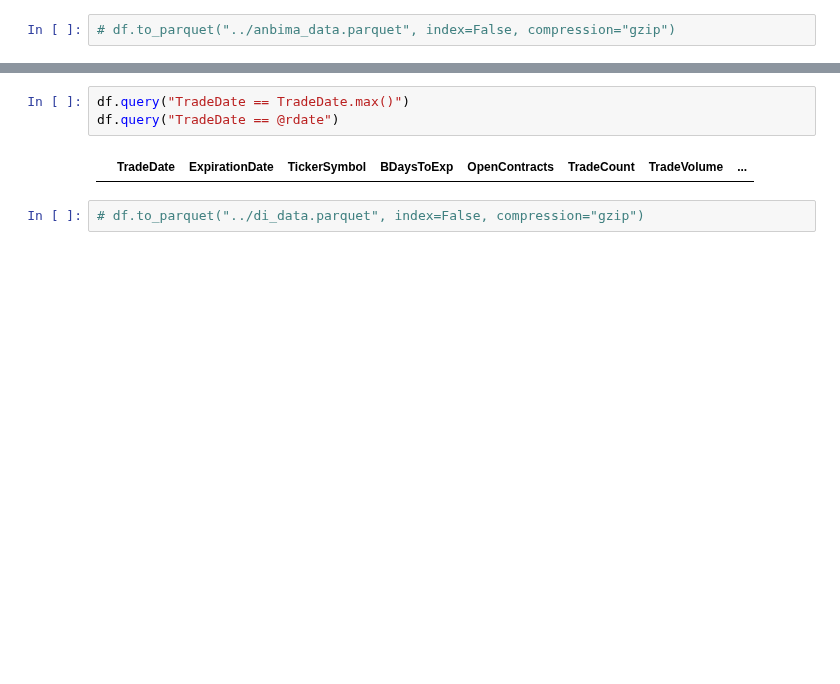
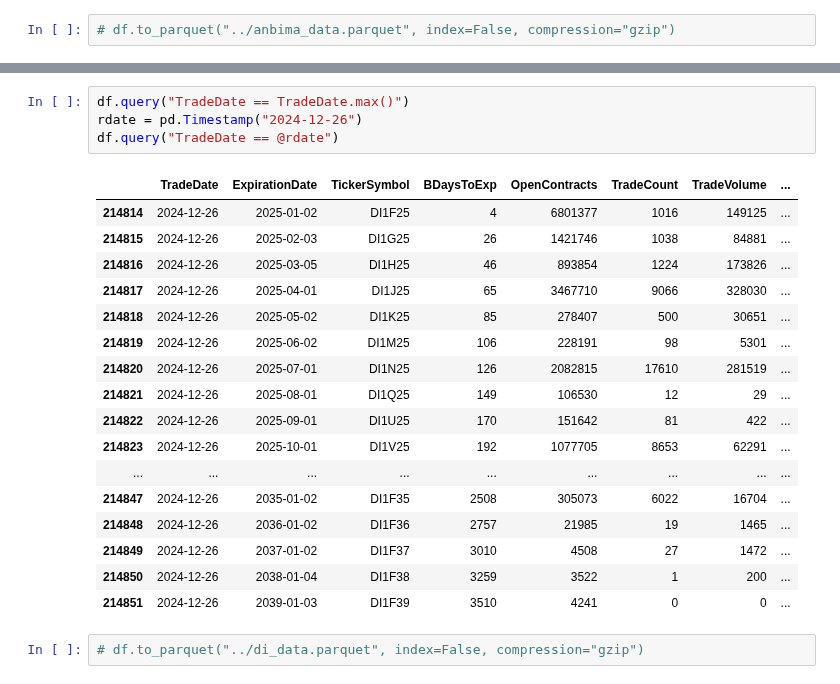
Before and after one commit to crdcj/pyield-data, a Jupyter notebook: notebooks/check_files.ipynb, the cells around one changed output, grey strips where cells are left out. Saved outputs shown, nothing was run; the diff lists cells and outputs as text; blank space fills up the shorter version.

```diff
--- a/notebooks/check_files.ipynb
+++ b/notebooks/check_files.ipynb
@@ -82,7 +95,24 @@ df
 # %%
 df.query("TradeDate == TradeDate.max()")
+rdate = pd.Timestamp("2024-12-26")
 df.query("TradeDate == @rdate")
 # %% [output]
 |  | TradeDate | ExpirationDate | TickerSymbol | BDaysToExp | OpenContracts | TradeCount | TradeVolume | ... |
+| 214814 | 2024-12-26 | 2025-01-02 | DI1F25 | 4 | 6801377 | 1016 | 149125 | ... |
+| 214815 | 2024-12-26 | 2025-02-03 | DI1G25 | 26 | 1421746 | 1038 | 84881 | ... |
+| 214816 | 2024-12-26 | 2025-03-05 | DI1H25 | 46 | 893854 | 1224 | 173826 | ... |
+| 214817 | 2024-12-26 | 2025-04-01 | DI1J25 | 65 | 3467710 | 9066 | 328030 | ... |
+| 214818 | 2024-12-26 | 2025-05-02 | DI1K25 | 85 | 278407 | 500 | 30651 | ... |
+| 214819 | 2024-12-26 | 2025-06-02 | DI1M25 | 106 | 228191 | 98 | 5301 | ... |
+| 214820 | 2024-12-26 | 2025-07-01 | DI1N25 | 126 | 2082815 | 17610 | 281519 | ... |
+| 214821 | 2024-12-26 | 2025-08-01 | DI1Q25 | 149 | 106530 | 12 | 29 | ... |
+| 214822 | 2024-12-26 | 2025-09-01 | DI1U25 | 170 | 151642 | 81 | 422 | ... |
+| 214823 | 2024-12-26 | 2025-10-01 | DI1V25 | 192 | 1077705 | 8653 | 62291 | ... |
+| ... | ... | ... | ... | ... | ... | ... | ... | ... |
+| 214847 | 2024-12-26 | 2035-01-02 | DI1F35 | 2508 | 305073 | 6022 | 16704 | ... |
+| 214848 | 2024-12-26 | 2036-01-02 | DI1F36 | 2757 | 21985 | 19 | 1465 | ... |
+| 214849 | 2024-12-26 | 2037-01-02 | DI1F37 | 3010 | 4508 | 27 | 1472 | ... |
+| 214850 | 2024-12-26 | 2038-01-04 | DI1F38 | 3259 | 3522 | 1 | 200 | ... |
+| 214851 | 2024-12-26 | 2039-01-03 | DI1F39 | 3510 | 4241 | 0 | 0 | ... |
 # %%
 # df.to_parquet("../di_data.parquet", index=False, compression="gzip")
```
Also changed, not shown: parts of 5 cells of this notebook, 3 other files.
